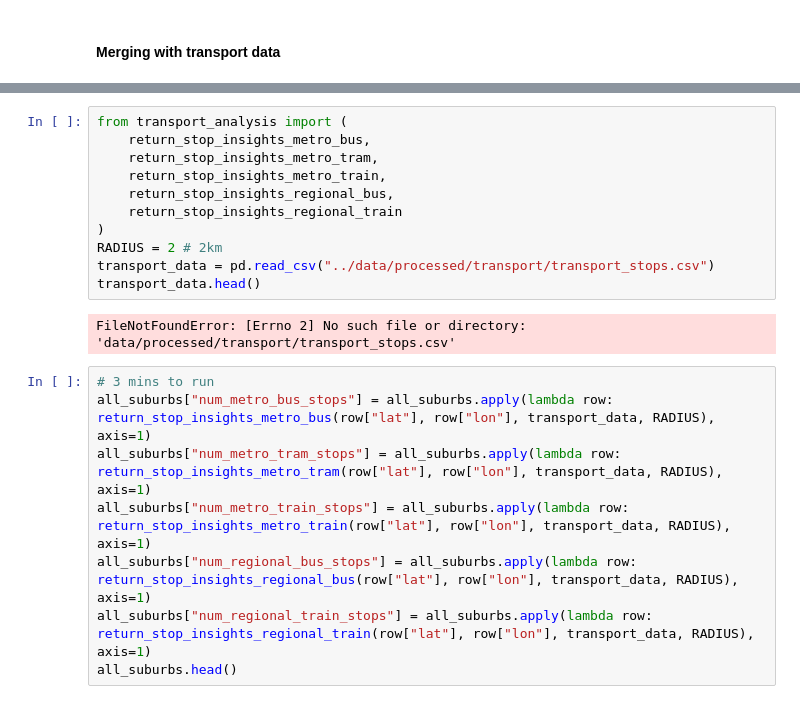
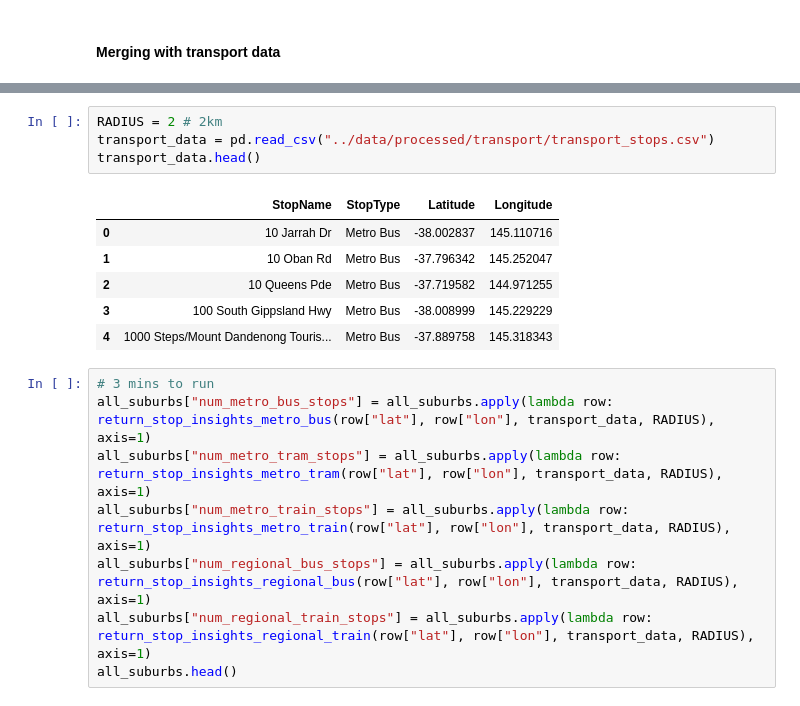
Before and after one commit to bicicow03/Group-Project-Real-Estate-Industry-Analysis, a Jupyter notebook: notebooks/real_estate_unit_merging.ipynb, the cells around one changed output, grey strips where cells are left out. Drawn from its saved outputs; the diff is of its cells as text.

Commit message:
Refactored + transport redo

```diff
--- a/notebooks/real_estate_unit.ipynb
+++ b/notebooks/real_estate_unit_merging.ipynb
@@ -64,16 +125,14 @@ all_suburbs.head()
 # %%
-from transport_analysis import (
-    return_stop_insights_metro_bus,
-    return_stop_insights_metro_tram,
-    return_stop_insights_metro_train,
-    return_stop_insights_regional_bus,
-    return_stop_insights_regional_train
-)
 RADIUS = 2 # 2km
 transport_data = pd.read_csv("../data/processed/transport/transport_stops.csv")
 transport_data.head()
 # %% [output]
-FileNotFoundError: [Errno 2] No such file or directory: 'data/processed/transport/transport_stops.csv'
+|  | StopName | StopType | Latitude | Longitude |
+| 0 | 10 Jarrah Dr | Metro Bus | -38.002837 | 145.110716 |
+| 1 | 10 Oban Rd | Metro Bus | -37.796342 | 145.252047 |
+| 2 | 10 Queens Pde | Metro Bus | -37.719582 | 144.971255 |
+| 3 | 100 South Gippsland Hwy | Metro Bus | -38.008999 | 145.229229 |
+| 4 | 1000 Steps/Mount Dandenong Touris... | Metro Bus | -37.889758 | 145.318343 |
 # %%
 # 3 mins to run
 all_suburbs["num_metro_bus_stops"] = all_suburbs.apply(lambda row: return_stop_insights_metro_bus(row["lat"], row["lon"], transport_data, RADIUS), axis=1)
```
Also changed, not shown: parts of 8 cells of this notebook, 4 other files.
